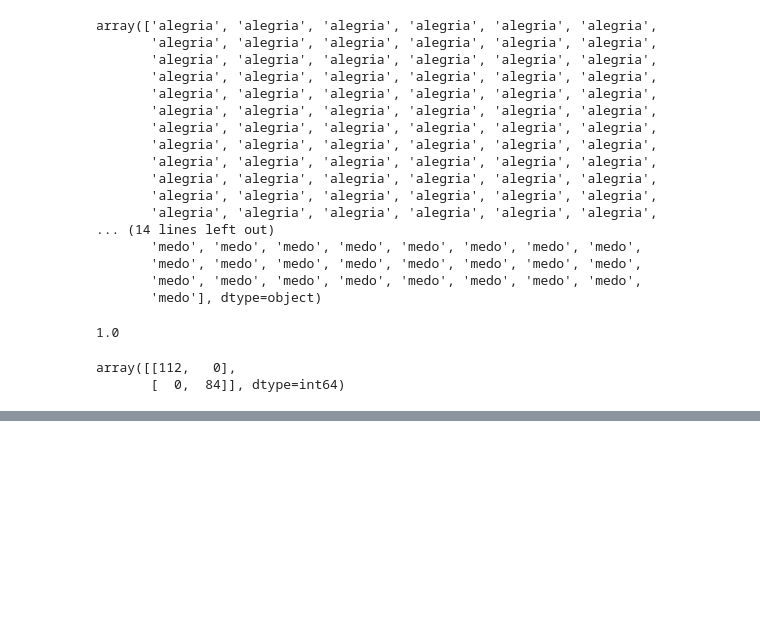
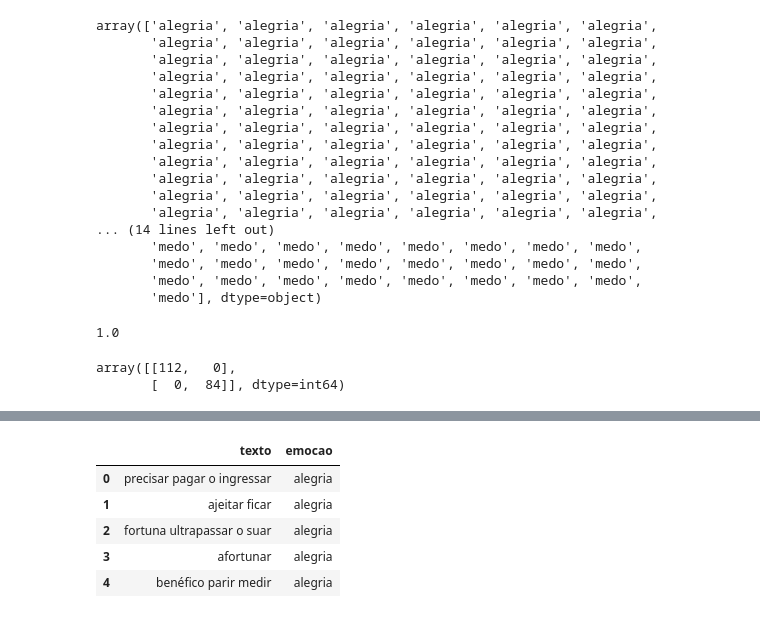
Before and after one commit to Joao-Inacio/IA_e_Machine_Learning, a Jupyter notebook: 1.2-Processamento_de_Linguagem_Natural/Classificacao_Texto_Twitter.ipynb, the cells around one changed output, grey strips where cells are left out. Drawn from its saved outputs; the diff is of its cells as text; code cells hidden in the pictures; blank space fills up the shorter version.

```diff
--- a/1.2-Processamento_de_Linguagem_Natural/Classificacao_Texto_Twitter.ipynb
+++ b/1.2-Processamento_de_Linguagem_Natural/Classificacao_Texto_Twitter.ipynb
@@ -413,0 +434,11 @@ array([[112,   0],
+# %%
+# Pre-processamento
+bd_teste['texto'] = bd_teste['texto'].apply(preprocessamento)
+bd_teste.head()
+# %% [output]
+|  | texto | emocao |
+| 0 | precisar pagar o ingressar | alegria |
+| 1 | ajeitar ficar | alegria |
+| 2 | fortuna ultrapassar o suar | alegria |
+| 3 | afortunar | alegria |
+| 4 | benéfico parir medir | alegria |
```
Also changed, not shown: parts of 12 cells of this notebook, 3 other files.
